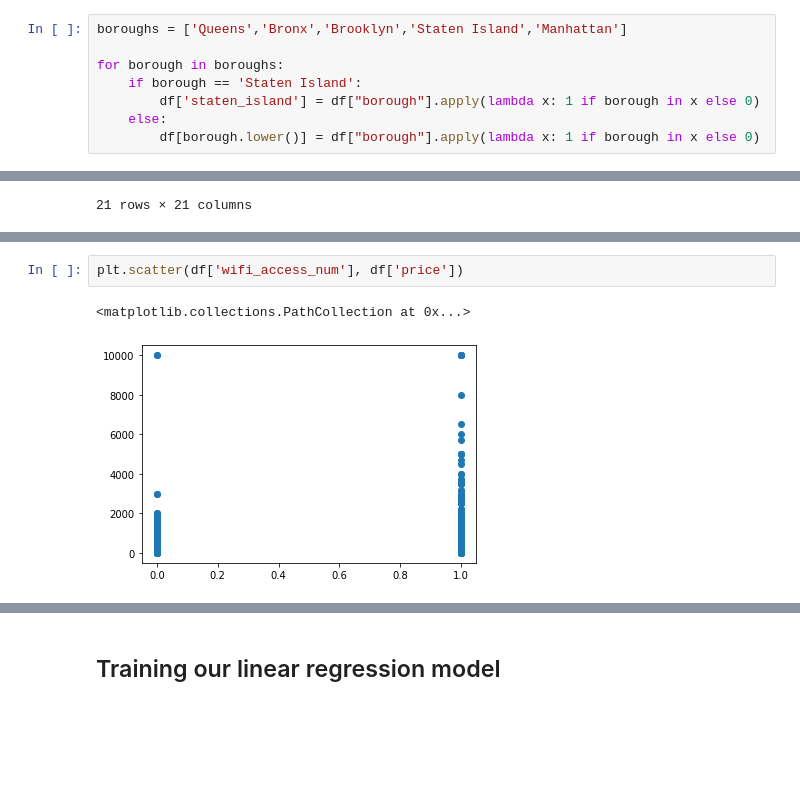
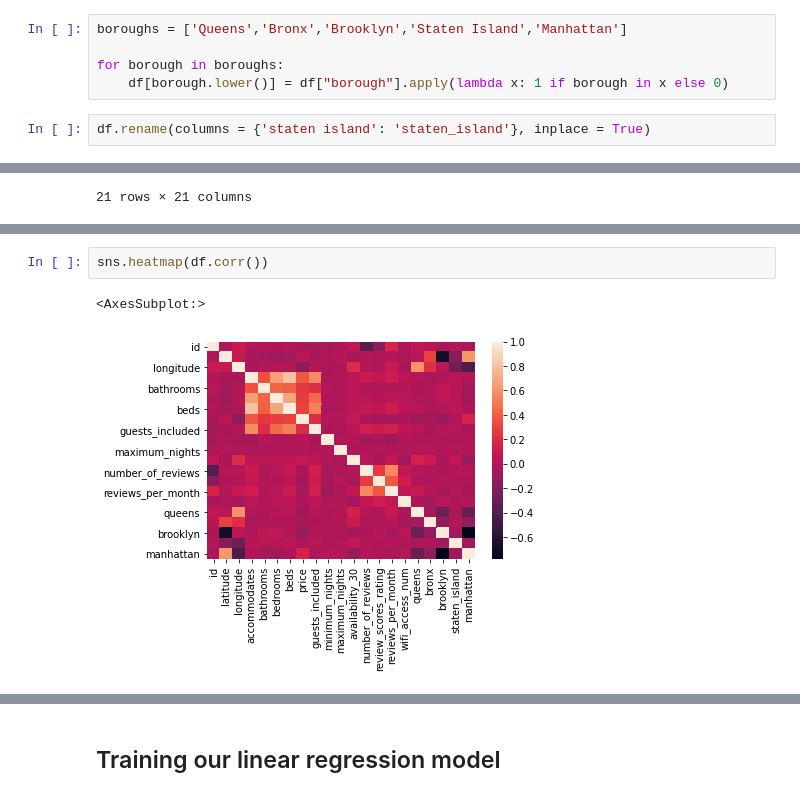
Before and after one commit to clarizamayo/Airbnb_Data_Analysis, a Jupyter notebook: machine-learning-model.ipynb, the cells around one changed output, grey strips where cells are left out. Drawn from its saved outputs; the diff is of its cells as text; blank space fills up the shorter version.

```diff
--- a/machine-learning-model.ipynb
+++ b/machine-learning-model.ipynb
@@ -121,10 +123,9 @@ df
 boroughs = ['Queens','Bronx','Brooklyn','Staten Island','Manhattan']
 
 for borough in boroughs:
-    if borough == 'Staten Island':
-        df['staten_island'] = df["borough"].apply(lambda x: 1 if borough in x else 0)
-    else:
-        df[borough.lower()] = df["borough"].apply(lambda x: 1 if borough in x else 0)
+    df[borough.lower()] = df["borough"].apply(lambda x: 1 if borough in x else 0)
+# %%
+df.rename(columns = {'staten island': 'staten_island'}, inplace = True)
 # %%
 df
 # %% [output]
@@ -205,5 +194,5 @@ plt.scatter(df['bedrooms'], df['price'])
-# %%
-plt.scatter(df['wifi_access_num'], df['price'])
-# %% [output]
-<matplotlib.collections.PathCollection at 0x...>
-[figure, removed]
+# %%
+sns.heatmap(df.corr())
+# %% [output]
+<AxesSubplot:>
+[figure, added]
```
Also changed, not shown: parts of 28 cells of this notebook.
